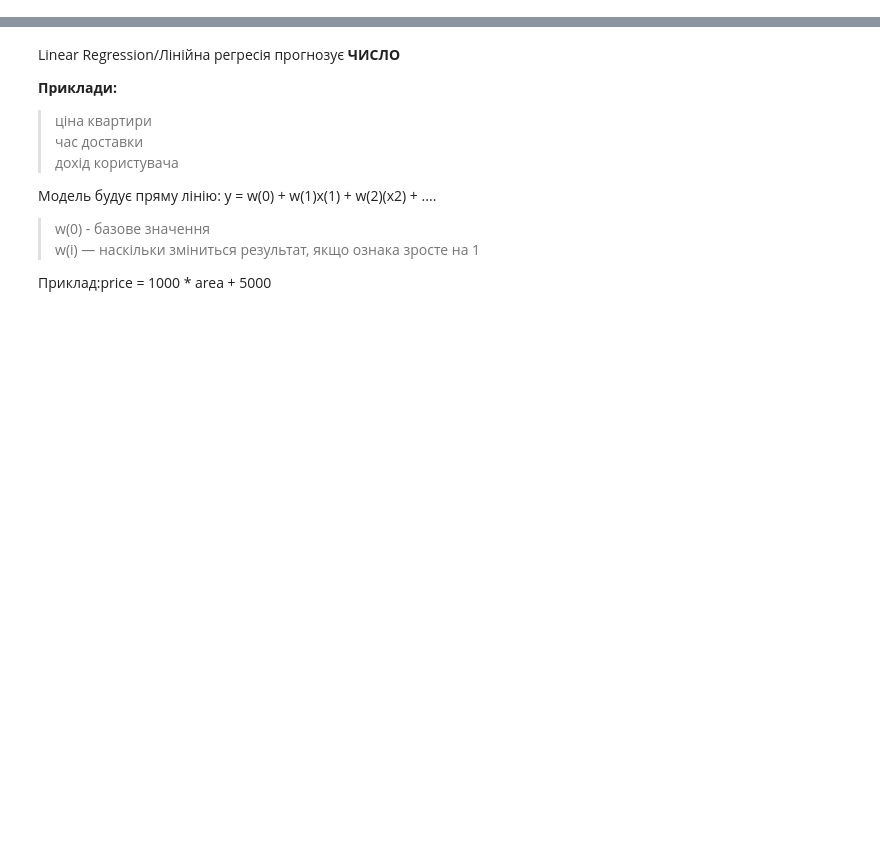
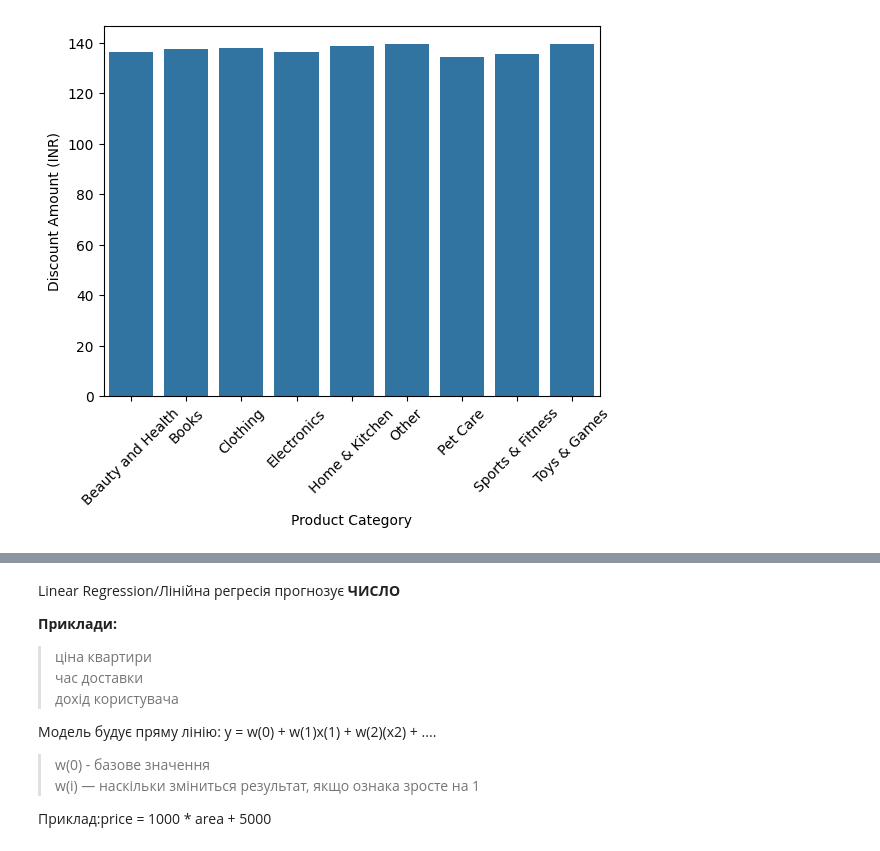
Before and after one commit to HalynaYaremenko/FINAL_PROJECT, a Jupyter notebook: LinearRegressio.ipynb, the cells around one changed output, grey strips where cells are left out. Saved outputs shown, nothing was run; the diff lists cells and outputs as text; code cells hidden in the pictures; blank space fills up the shorter version.

```diff
--- a/LinearRegressio.ipynb
+++ b/LinearRegressio.ipynb
@@ -110,0 +168,10 @@ probability
+# %%
+# Середня знижка по категоріях
+
+avg_discount = df.groupby('Product Category')['Discount Amount (INR)'].mean().reset_index()
+
+sns.barplot(x='Product Category', y='Discount Amount (INR)', data=avg_discount)
+plt.xticks(rotation=45)
+plt.show()
+# %% [output]
+[figure, added]
```
Also changed, not shown: parts of 47 cells of this notebook, 2 other files.
